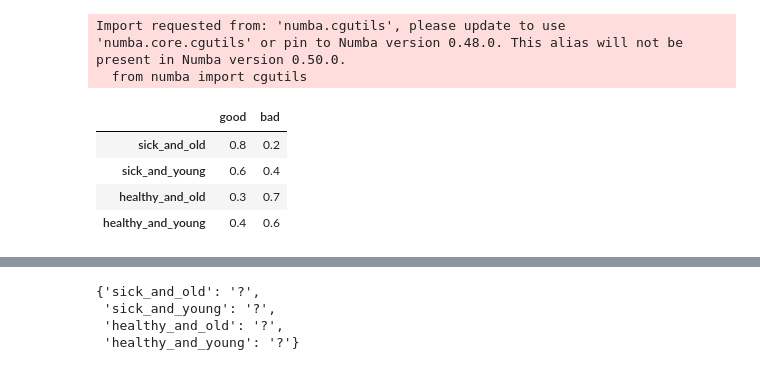
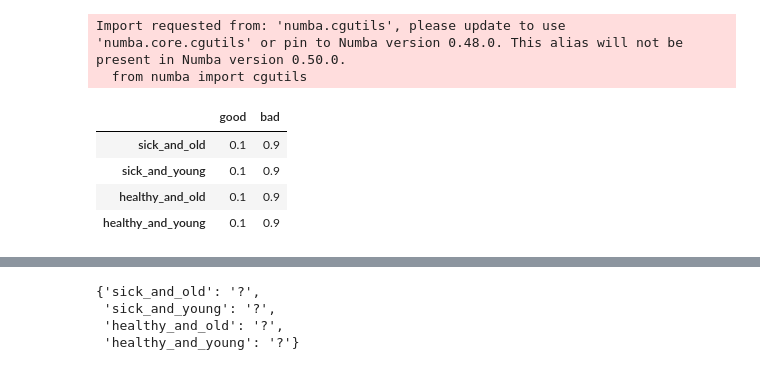
Before and after one commit to MaxBlesch/sandbox, a Jupyter notebook: notebooks/0_exploration_exog.ipynb, the cells around one changed output, grey strips where cells are left out. Drawn from its saved outputs; the diff is of its cells as text; code cells hidden in the pictures.

```diff
--- a/notebooks/0_exploration_exog.ipynb
+++ b/notebooks/0_exploration_exog.ipynb
@@ -11,20 +15,20 @@ process_states = ["good", "bad"]
 # %%
 df_exog = pd.DataFrame(
     columns=process_states,
     index=["sick_and_old", "sick_and_young", "healthy_and_old", "healthy_and_young"],
-    data=[[0.8, 0.2],
-          [0.6, 0.4],
-          [0.3, 0.7],
-          [0.4, 0.6]],
+    data=[[0.1, 0.9],
+          [0.1, 0.9],
+          [0.1, 0.9],
+          [0.1, 0.9]],
     dtype=float
 )
 df_exog
 # %% [output]
 |  | good | bad |
-| sick_and_old | 0.8 | 0.2 |
-| sick_and_young | 0.6 | 0.4 |
-| healthy_and_old | 0.3 | 0.7 |
-| healthy_and_young | 0.4 | 0.6 |
+| sick_and_old | 0.1 | 0.9 |
+| sick_and_young | 0.1 | 0.9 |
+| healthy_and_old | 0.1 | 0.9 |
+| healthy_and_young | 0.1 | 0.9 |
 # %%
 params_exog, covs_exog = rp.parse_transition_matrix_for_exogenous_processes(df_exog, process_name)
 # %%
```
Also changed, not shown: parts of 12 cells of this notebook.
